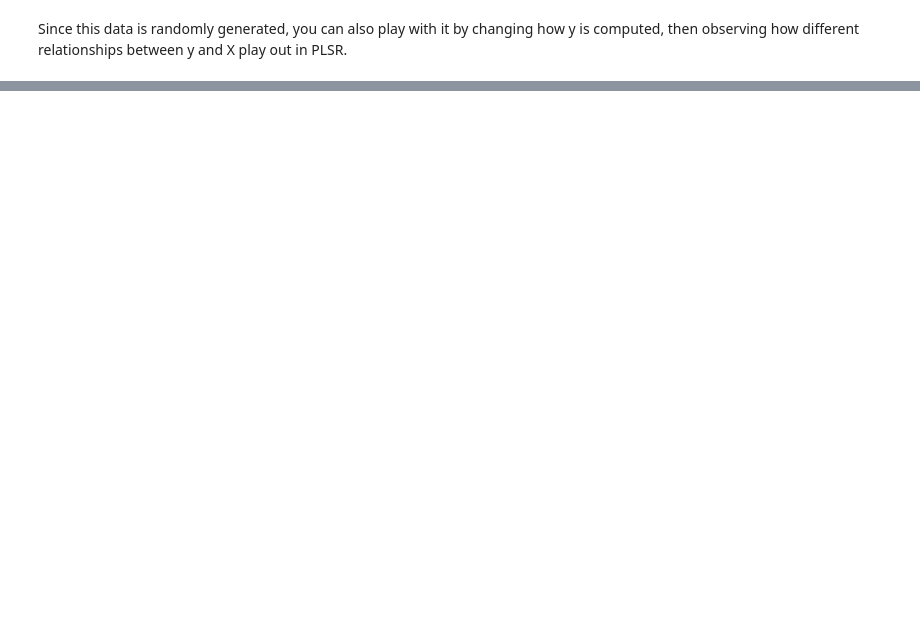
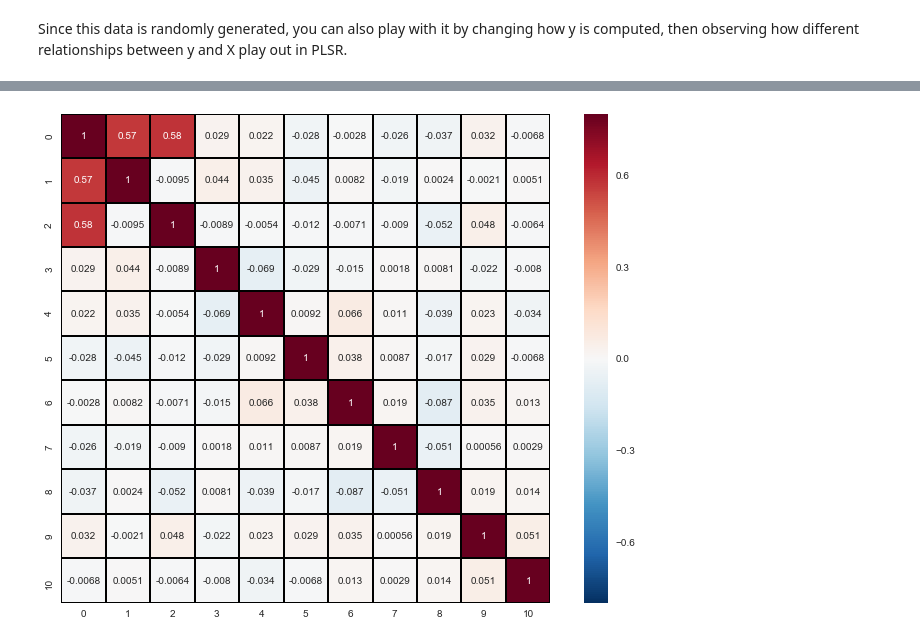
Before and after one commit to mguemon/Thinkful-, a Jupyter notebook: Drill3_EvaluatingLinearRegression.ipynb, the cells around one changed output, grey strips where cells are left out. Drawn from its saved outputs; the diff is of its cells as text; code cells hidden in the pictures; blank space fills up the shorter version.

```diff
--- a/Drill3_EvaluatingLinearRegression.ipynb
+++ b/Drill3_EvaluatingLinearRegression.ipynb
@@ -130,0 +131,15 @@ R-squared PLSR: -0.576336608141
+# %%
+# Create normally distributed outcome related to parameters but with noise.
+y2 = X[:, 0] +  X[:, 1] + np.random.normal(size=n * 1) + 5
+
+
+
+# Check out correlations. First column is the outcome.
+f, ax = plt.subplots(figsize=(12, 9))
+corrmat1 = pd.DataFrame(np.insert(X, 0, y2, axis=1)).corr()
+
+# Draw the heatmap using seaborn.
+sns.heatmap(corrmat1, vmax=.8, linecolor='black', linewidths=1, annot=True, square=True)
+plt.show()
+# %% [output]
+[figure, added]
```
Also changed, not shown: parts of 5 cells of this notebook.
